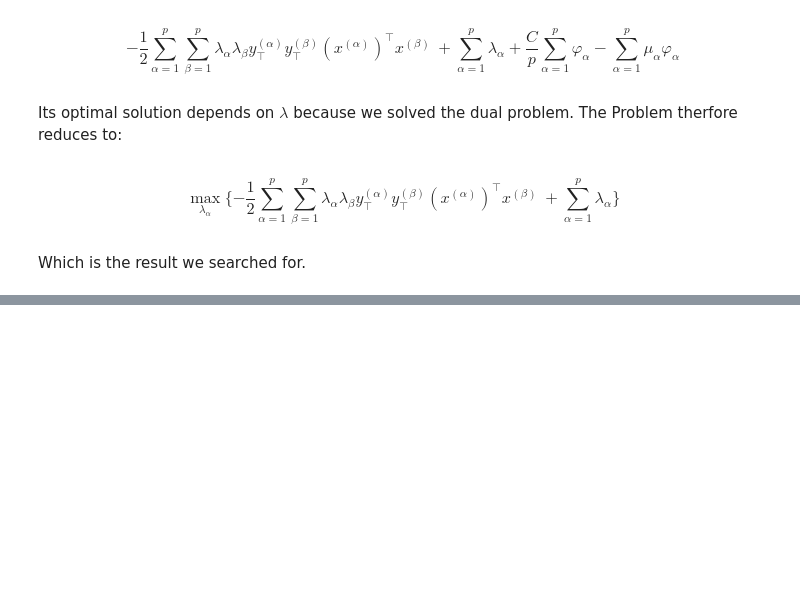
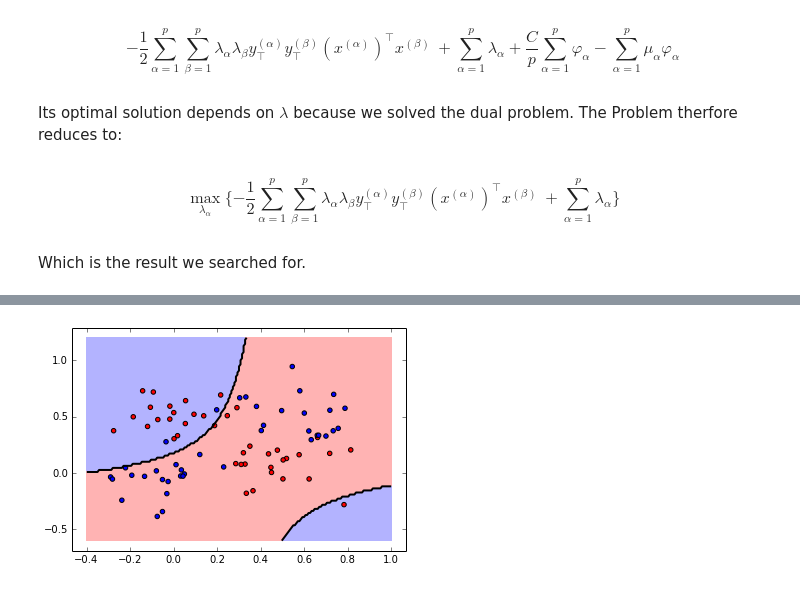
Before and after one commit to JensMeiners/MI1, a Jupyter notebook: Ex09/Ex09.ipynb, the cells around one changed output, grey strips where cells are left out. Saved outputs shown, nothing was run; the diff lists cells and outputs as text; code cells hidden in the pictures; blank space fills up the shorter version.

```diff
--- a/Ex09/Ex09.ipynb
+++ b/Ex09/Ex09.ipynb
@@ -50,5 +114,27 @@ Which is the result we searched for.
 # %% [markdown]
 <img src="Auswahl_2016-01-11_007.png">
+# %%
+plt.scatter(p1[:,0], p1[:,1], c='red')
+plt.scatter(p2[:,0], p2[:,1], c='blue')
+
+# class 0 and 1 : areas
+nx, ny = 200, 100
+x_min, x_max = plt.xlim()
+y_min, y_max = plt.ylim()
+xx, yy = np.meshgrid(np.linspace(x_min, x_max, nx),
+                     np.linspace(y_min, y_max, ny))
+Z = clf.predict(np.c_[xx.ravel(), yy.ravel()])
+Z = Z.reshape(xx.shape)
+plt.pcolormesh(xx, yy, Z, cmap='red_blue_classes',
+               norm=colors.Normalize(0., 1.))
+plt.contour(xx, yy, Z, [0.5], linewidths=2., colors='k')
+
+plt.scatter(p1[:,0], p1[:,1], c='red')
+plt.scatter(p2[:,0], p2[:,1], c='blue')
+
+plt.show()
+# %% [output]
+[figure, added]
 # %% [markdown]
 <img src="Auswahl_2016-01-11_008.png">
 # %% [markdown]
```
Also changed, not shown: parts of 4 cells of this notebook.
